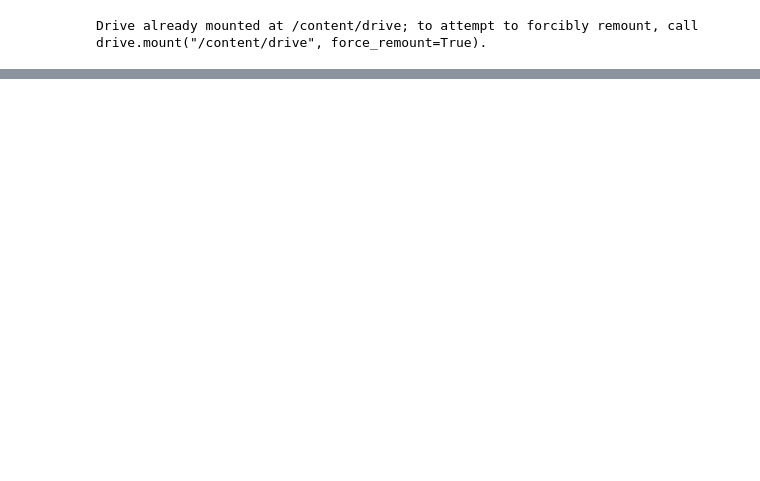
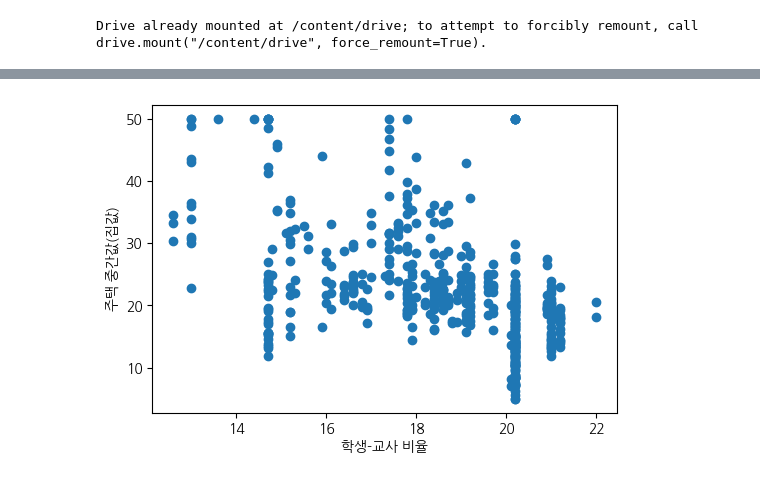
Before and after one commit to agooun-sudo/Gwanggu-ai-academy-park, a Jupyter notebook: 02.프로젝트/02.-프로젝트-데이터분석-탐색적분석(EDA)-보스턴_집값.ipynb, the cells around one changed output, grey strips where cells are left out. Saved outputs shown, nothing was run; the diff lists cells and outputs as text; code cells hidden in the pictures; blank space fills up the shorter version.

```diff
--- a/02.프로젝트/02.-프로젝트-데이터분석-탐색적분석(EDA)-보스턴_집값.ipynb
+++ b/02.프로젝트/02.-프로젝트-데이터분석-탐색적분석(EDA)-보스턴_집값.ipynb
@@ -250,0 +272,16 @@ dtype: float64
+# %%
+# 4. 학생-교사 비율 ↔ 주택 중간값(집값)
+
+plt.figure(figsize=(6,4))
+plt.scatter(df["학생-교사 비율"], df["주택 중간값(집값)"])
+plt.xlabel("학생-교사 비율")
+plt.ylabel("주택 중간값(집값)")
+plt.show()
+
+# 분석
+# 교사와 학생 비율이 높은 18~ 22 구간은 집값이 낮은곳에 데이터가 분포되어있다
+#  반대로 학생과 교사 비율이 5~ 18 되는 구간에는 집값이 높게 분포되어있다
+# 특히 학생교사 비율 18이하에 집값이 40~50 높은 데이터가 많은걸 확인할수있다
+# 집값과 교육조건은 관계가 있다
+# %% [output]
+[figure, added]
```
Also changed, not shown: parts of 23 cells of this notebook, 1 other file.
